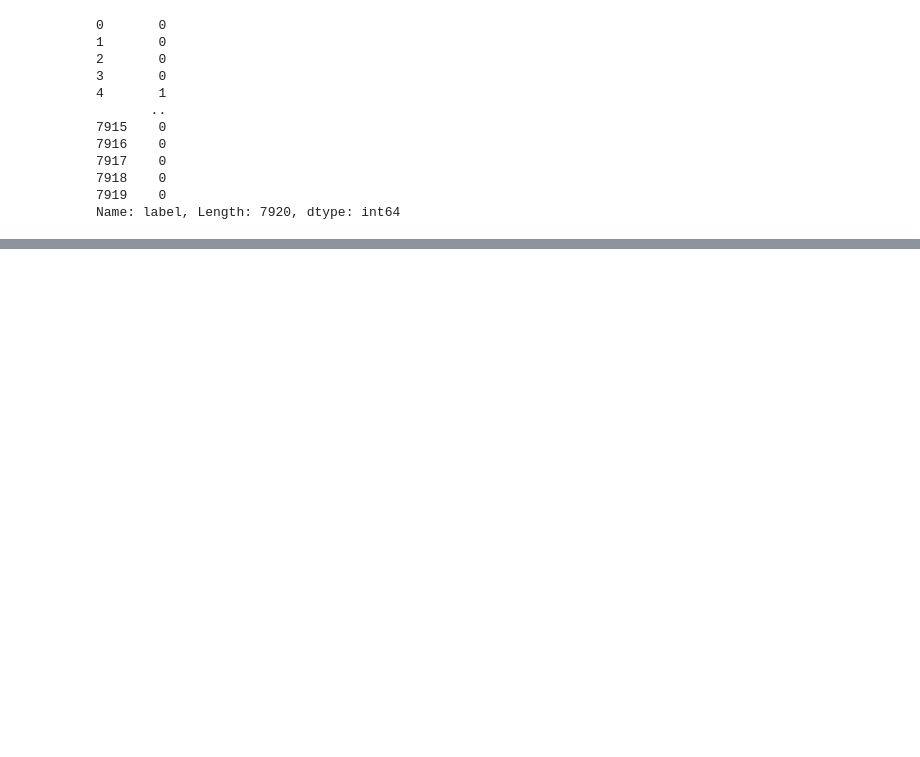
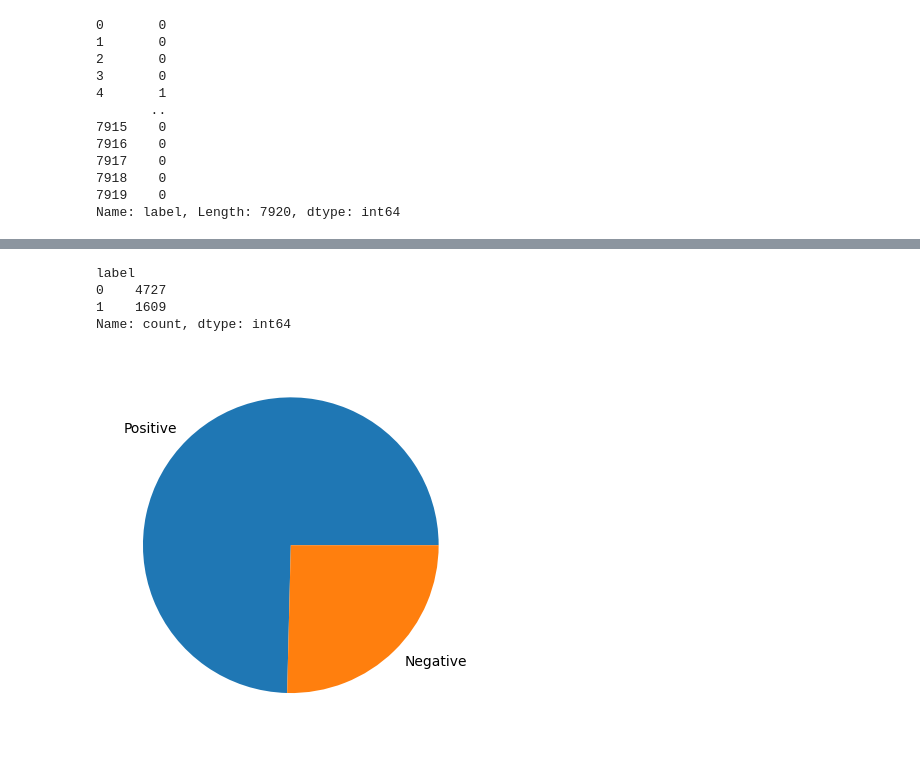
Before and after one commit to sejanwijesinghe/sentiment_analysis_project, a Jupyter notebook: notebooks/02.model_building.ipynb, the cells around one changed output, grey strips where cells are left out. Cells and saved outputs as stored; diff of their text form; code cells hidden in the pictures; blank space fills up the shorter version.

```diff
--- a/notebooks/02.model_building.ipynb
+++ b/notebooks/02.model_building.ipynb
@@ -263,0 +309,12 @@ x_test_tfidf: (1584, 5000)
+# %%
+y_train.value_counts()
+# %% [output]
+label
+0    4727
+1    1609
+Name: count, dtype: int64
+# %%
+plt.pie(np.array([y_train.value_counts()[0], y_train.value_counts()[1]]), labels=['Positive', 'Negative'])
+plt.show()
+# %% [output]
+[figure, added]
```
Also changed, not shown: parts of 26 cells of this notebook, 3 other files.
